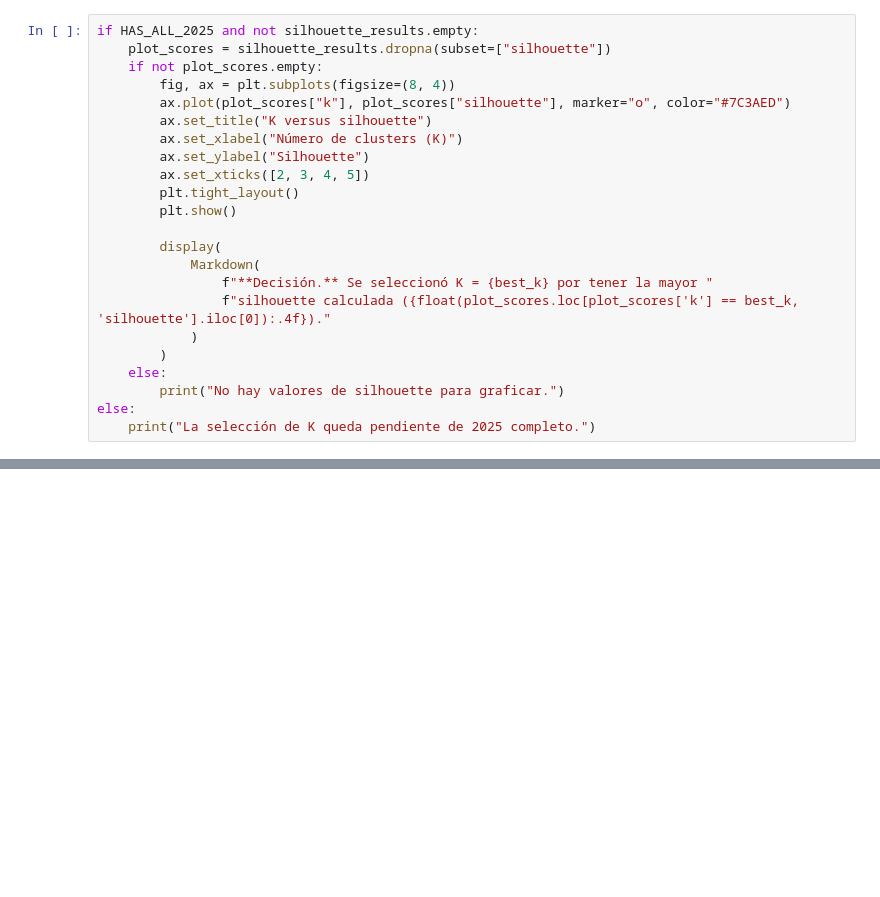
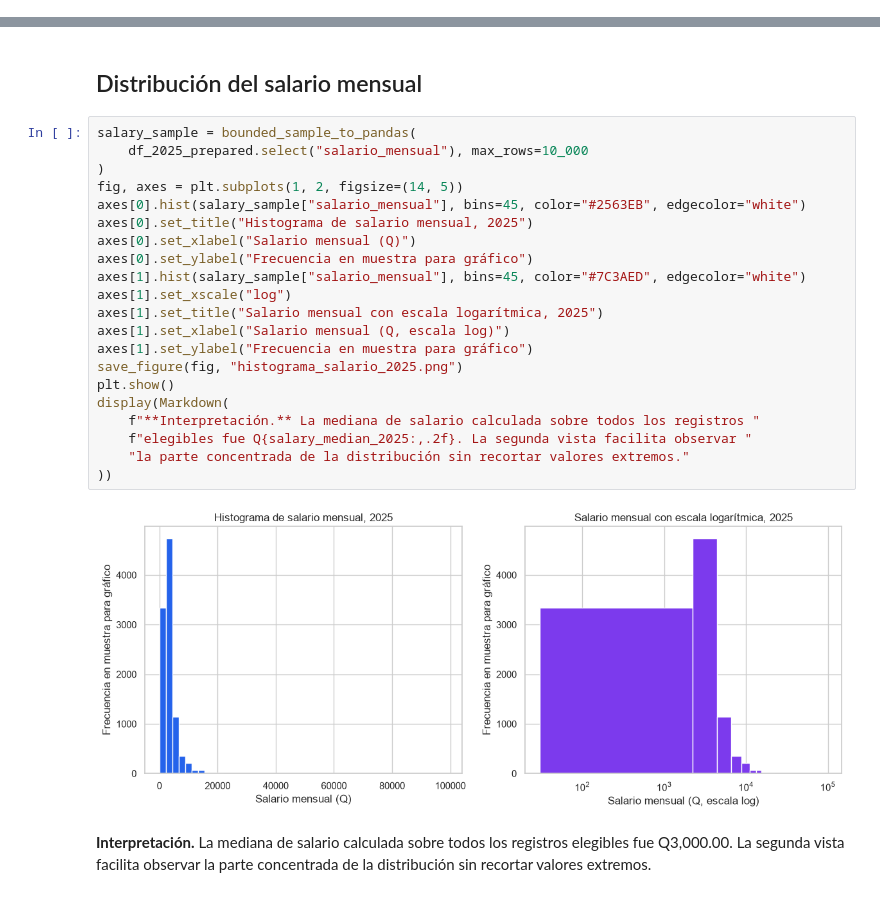
Before and after one commit to Nery2004/Introucci-n-a-Spark---Avances, a Jupyter notebook: notebooks/Laboratorio_7_SparkML_Nery_Molina_23218.ipynb, the cells around one changed output, grey strips where cells are left out. Drawn from its saved outputs; the diff is of its cells as text; blank space fills up the shorter version.

```diff
--- a/notebooks/Laboratorio_7_SparkML_Nery_Molina_23218.ipynb
+++ b/notebooks/Laboratorio_7_SparkML_Nery_Molina_23218.ipynb
@@ -974,23 +0,0 @@ predefine el número ganador.
-# %%
-if HAS_ALL_2025 and not silhouette_results.empty:
-    plot_scores = silhouette_results.dropna(subset=["silhouette"])
-    if not plot_scores.empty:
-        fig, ax = plt.subplots(figsize=(8, 4))
-        ax.plot(plot_scores["k"], plot_scores["silhouette"], marker="o", color="#7C3AED")
-        ax.set_title("K versus silhouette")
-        ax.set_xlabel("Número de clusters (K)")
-        ax.set_ylabel("Silhouette")
-        ax.set_xticks([2, 3, 4, 5])
-        plt.tight_layout()
-        plt.show()
-
-        display(
-            Markdown(
-                f"**Decisión.** Se seleccionó K = {best_k} por tener la mayor "
-                f"silhouette calculada ({float(plot_scores.loc[plot_scores['k'] == best_k, 'silhouette'].iloc[0]):.4f})."
-            )
-        )
-    else:
-        print("No hay valores de silhouette para graficar.")
-else:
-    print("La selección de K queda pendiente de 2025 completo.")
@@ -1187,0 +595,26 @@ else:
+# %% [markdown]
+## Distribución del salario mensual
+# %%
+salary_sample = bounded_sample_to_pandas(
+    df_2025_prepared.select("salario_mensual"), max_rows=10_000
+)
+fig, axes = plt.subplots(1, 2, figsize=(14, 5))
+axes[0].hist(salary_sample["salario_mensual"], bins=45, color="#2563EB", edgecolor="white")
+axes[0].set_title("Histograma de salario mensual, 2025")
+axes[0].set_xlabel("Salario mensual (Q)")
+axes[0].set_ylabel("Frecuencia en muestra para gráfico")
+axes[1].hist(salary_sample["salario_mensual"], bins=45, color="#7C3AED", edgecolor="white")
+axes[1].set_xscale("log")
+axes[1].set_title("Salario mensual con escala logarítmica, 2025")
+axes[1].set_xlabel("Salario mensual (Q, escala log)")
+axes[1].set_ylabel("Frecuencia en muestra para gráfico")
+save_figure(fig, "histograma_salario_2025.png")
+plt.show()
+display(Markdown(
+    f"**Interpretación.** La mediana de salario calculada sobre todos los registros "
+    f"elegibles fue Q{salary_median_2025:,.2f}. La segunda vista facilita observar "
+    "la parte concentrada de la distribución sin recortar valores extremos."
+))
+# %% [output]
+[figure, added]
+**Interpretación.** La mediana de salario calculada sobre todos los registros elegibles fue Q3,000.00. La segunda vista facilita observar la parte concentrada de la distribución sin recortar valores extremos.
```
Also changed, not shown: parts of 97 cells of this notebook, 2 other files.
